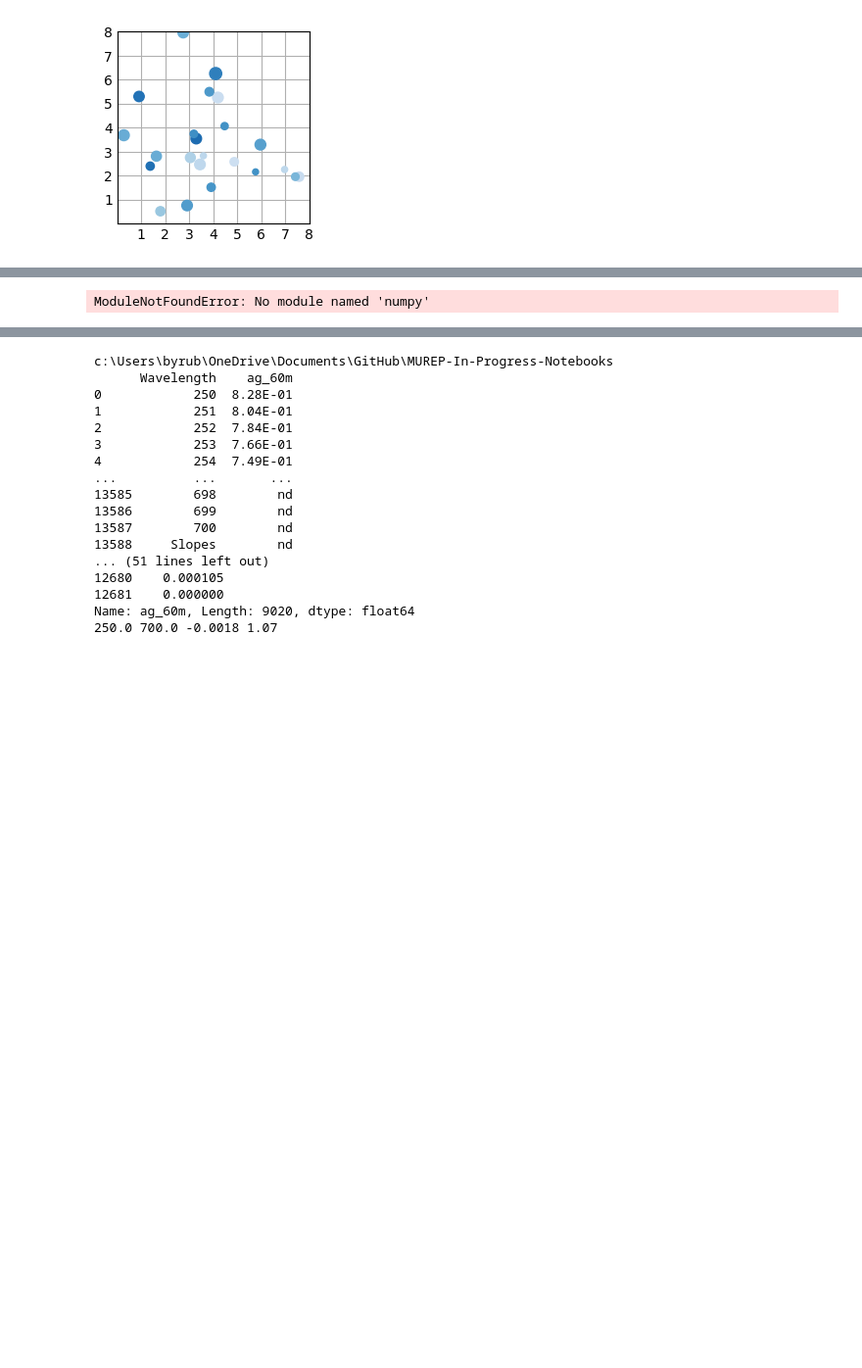
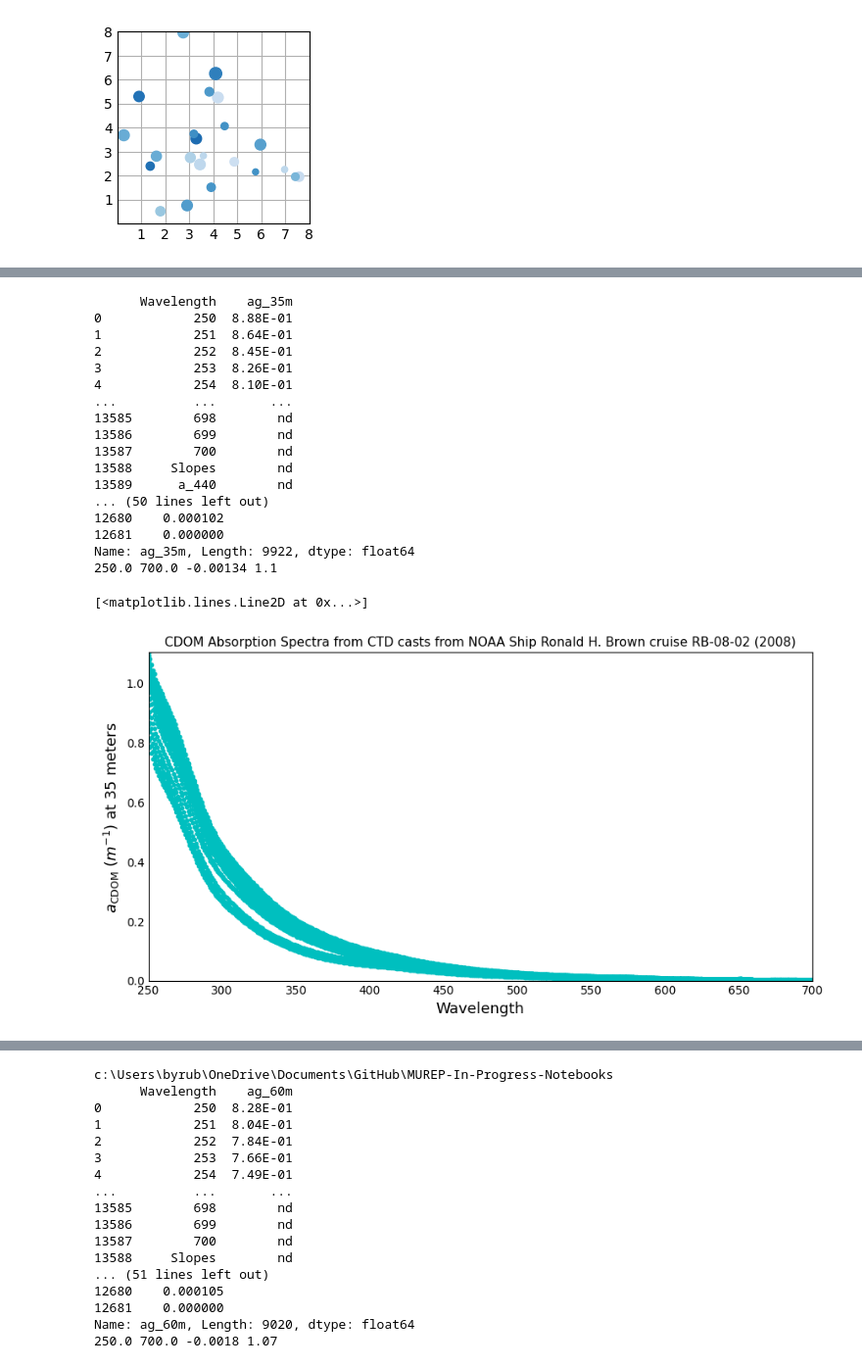
Before and after one commit to byruby-flatlantic143/MUREP-In-Progress-Notebooks, a Jupyter notebook: CDOM Spectral Plots - 2008.ipynb, the cells around one changed output, grey strips where cells are left out. Shown at 98% size. Drawn from its saved outputs; the diff is of its cells as text; code cells hidden in the pictures; blank space fills up the shorter version.

Commit message:
Removed data

```diff
--- a/CDOM Spectral Plots - 2008.ipynb
+++ b/CDOM Spectral Plots - 2008.ipynb
@@ -56,7 +68,7 @@ from math import sin, cos, sqrt, atan2, radians
 
 
 
-df = pd.read_csv('../NASA MUREP/Spectral CDOM Repos and CSVs/CDOM_Absorp.csv', sep=',')
+df = pd.read_csv('./Data/NASA MUREP/Spectral CDOM Repos and CSVs/CDOM_Absorp.csv', sep=',')
 rawdata = df[["Wavelength","ag_35m"]]  #df.loc['250':'700', ['Wavelength', 'ag_35m']]
 print(rawdata)
 data = rawdata.replace(r'^([A-Za-z])', np.NaN, regex=True)
@@ -75,34 +87,52 @@ ax.set_ylabel('$a_{\mathrm{CDOM}}$ ($m^{-1}$) at 35 meters', fontsize=13) # What
 ax.set_title('CDOM Absorption Spectra from CTD casts from NOAA Ship Ronald H. Brown cruise RB-08-02 (2008)', fontsize=11)
 # TODO - find a correct dataset that contains similar values
 plt.grid(False)
 
 x = data['Wavelength']
 y = data['ag_35m']
 print(x,y)
 
 xmin = np.min(x)
 xmax = np.max(x)
 ymin = np.min(y)
 ymax = np.max(y)
 
 num_ticks = 10
 x_ticks_positions = np.linspace(xmin, xmax, num_ticks)
 
 # Create a list of x-axis tick labels starting from the second tick position
 # Adjust the format as needed (e.g., '{:.1f}' for one decimal place)
 x_ticks_labels = ['{:.0f}'.format(tick) for tick in x_ticks_positions]
 ax.set_xticks(x_ticks_positions)
 ax.set_xticklabels(x_ticks_labels)
 
 print(xmin,xmax,ymin,ymax)
 ax.set_ylim(ymin, ymax)
 ax.set_xlim(xmin, xmax)
 
 
 plt.tight_layout()
 plt.plot(x, y,'c.')
 # %% [output]
-ModuleNotFoundError: No module named 'numpy'
+      Wavelength    ag_35m
+0            250  8.88E-01
+1            251  8.64E-01
+2            252  8.45E-01
+3            253  8.26E-01
+4            254  8.10E-01
+...          ...       ...
+13585        698        nd
+13586        699        nd
+13587        700        nd
+13588     Slopes        nd
+13589      a_440        nd
+... (50 lines left out)
+12680    0.000102
+12681    0.000000
+Name: ag_35m, Length: 9922, dtype: float64
+250.0 700.0 -0.00134 1.1
+[<matplotlib.lines.Line2D at 0x...>]
+[figure, added]
 # %%
 # setting up an empty figure which I can import data into later (testing that all functions are working properly)
 # importing example csv
```
Also changed, not shown: parts of 3 cells of this notebook, 2 other files.
